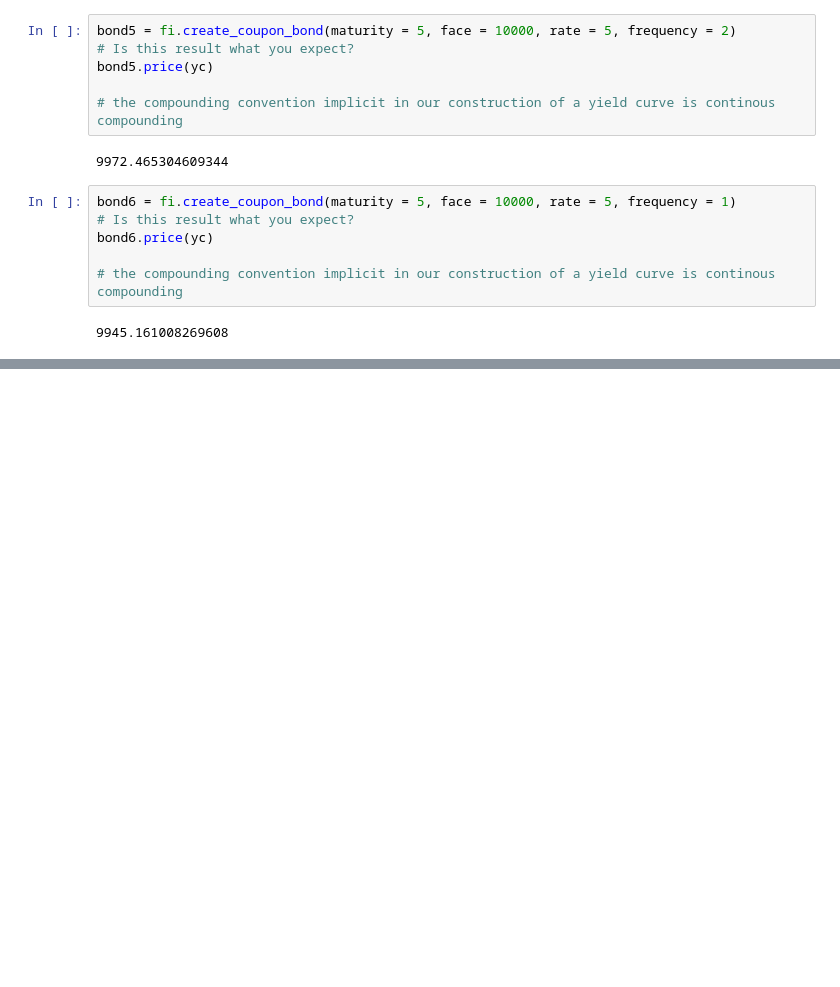
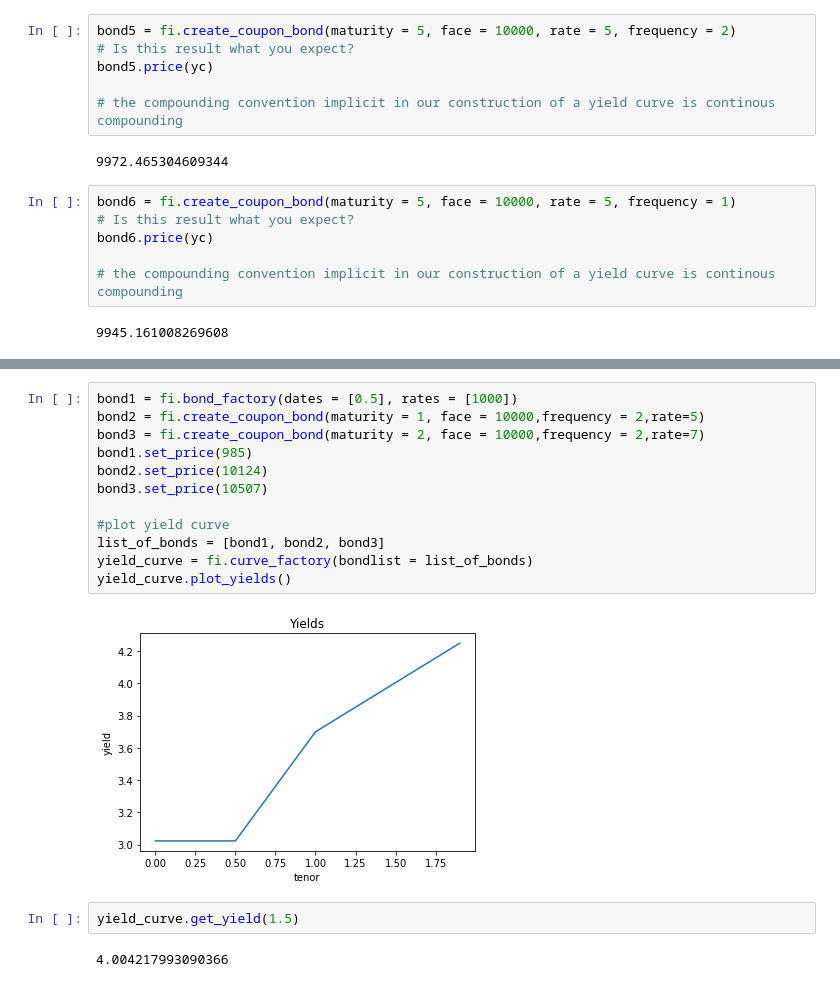
Before and after one commit to javifalces/colab_test, a Jupyter notebook: financial_derivatives_bonds.ipynb, the cells around one changed output, grey strips where cells are left out. Drawn from its saved outputs; the diff is of its cells as text; blank space fills up the shorter version.

```diff
--- a/financial_derivatives_bonds.ipynb
+++ b/financial_derivatives_bonds.ipynb
@@ -249,0 +273,18 @@ bond6.price(yc)
+# %%
+bond1 = fi.bond_factory(dates = [0.5], rates = [1000])
+bond2 = fi.create_coupon_bond(maturity = 1, face = 10000,frequency = 2,rate=5)
+bond3 = fi.create_coupon_bond(maturity = 2, face = 10000,frequency = 2,rate=7)
+bond1.set_price(985)
+bond2.set_price(10124)
+bond3.set_price(10507)
+
+#plot yield curve
+list_of_bonds = [bond1, bond2, bond3]
+yield_curve = fi.curve_factory(bondlist = list_of_bonds)
+yield_curve.plot_yields()
+# %% [output]
+[figure, added]
+# %%
+yield_curve.get_yield(1.5)
+# %% [output]
+4.004217993090366
```
Also changed, not shown: parts of 3 cells of this notebook.
